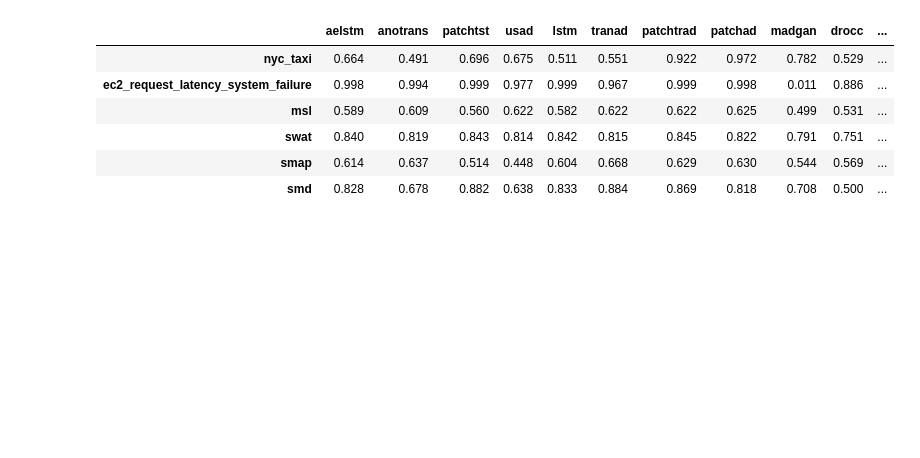
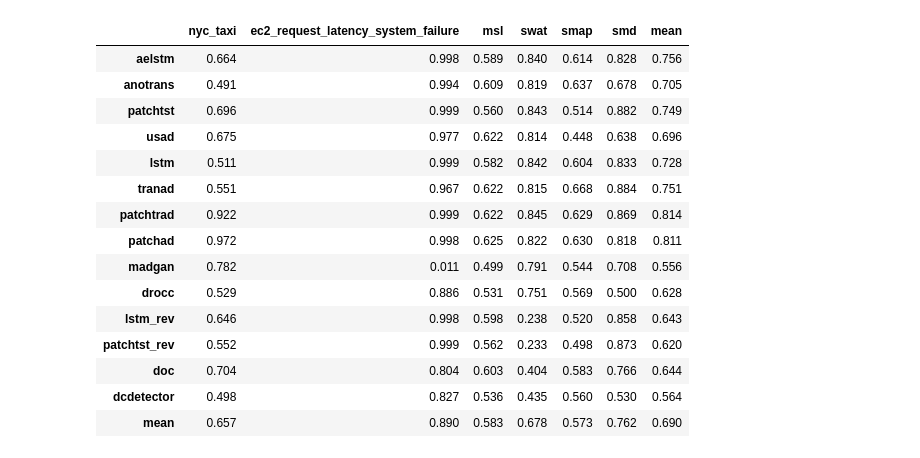
Before and after one commit to vilhess/DL4TSAD, a Jupyter notebook: visu.ipynb, the cells around one changed output. Cells and saved outputs as stored; diff of their text form; code cells hidden in the pictures; blank space fills up the shorter version.

```diff
--- a/visu.ipynb
+++ b/visu.ipynb
@@ -3,7 +3,6 @@ import pandas as pd
 from aeon.visualisation import plot_critical_difference
 # %%
 results = pd.read_json("results/aucs.json")
-results = results.round(3)
 
 #####
 # to delete bc drocc on smd not implemented yet
@@ -18,11 +17,21 @@ plot = plot_critical_difference(results.values, methods, alpha=0.05, width=8, te
 # %%
-results["mean"] = results.mean(axis=1)
+results = results.round(3).T
+results["mean"] = results.mean(axis=1).round(3)
 results
 # %% [output]
-|  | aelstm | anotrans | patchtst | usad | lstm | tranad | patchtrad | patchad | madgan | drocc | ... |
-| nyc_taxi | 0.664 | 0.491 | 0.696 | 0.675 | 0.511 | 0.551 | 0.922 | 0.972 | 0.782 | 0.529 | ... |
-| ec2_request_latency_system_failure | 0.998 | 0.994 | 0.999 | 0.977 | 0.999 | 0.967 | 0.999 | 0.998 | 0.011 | 0.886 | ... |
-| msl | 0.589 | 0.609 | 0.560 | 0.622 | 0.582 | 0.622 | 0.622 | 0.625 | 0.499 | 0.531 | ... |
-| swat | 0.840 | 0.819 | 0.843 | 0.814 | 0.842 | 0.815 | 0.845 | 0.822 | 0.791 | 0.751 | ... |
-| smap | 0.614 | 0.637 | 0.514 | 0.448 | 0.604 | 0.668 | 0.629 | 0.630 | 0.544 | 0.569 | ... |
-| smd | 0.828 | 0.678 | 0.882 | 0.638 | 0.833 | 0.884 | 0.869 | 0.818 | 0.708 | 0.500 | ... |
+|  | nyc_taxi | ec2_request_latency_system_failure | msl | swat | smap | smd | mean |
+| aelstm | 0.664 | 0.998 | 0.589 | 0.840 | 0.614 | 0.828 | 0.756 |
+| anotrans | 0.491 | 0.994 | 0.609 | 0.819 | 0.637 | 0.678 | 0.705 |
+| patchtst | 0.696 | 0.999 | 0.560 | 0.843 | 0.514 | 0.882 | 0.749 |
+| usad | 0.675 | 0.977 | 0.622 | 0.814 | 0.448 | 0.638 | 0.696 |
+| lstm | 0.511 | 0.999 | 0.582 | 0.842 | 0.604 | 0.833 | 0.728 |
+| tranad | 0.551 | 0.967 | 0.622 | 0.815 | 0.668 | 0.884 | 0.751 |
+| patchtrad | 0.922 | 0.999 | 0.622 | 0.845 | 0.629 | 0.869 | 0.814 |
+| patchad | 0.972 | 0.998 | 0.625 | 0.822 | 0.630 | 0.818 | 0.811 |
+| madgan | 0.782 | 0.011 | 0.499 | 0.791 | 0.544 | 0.708 | 0.556 |
+| drocc | 0.529 | 0.886 | 0.531 | 0.751 | 0.569 | 0.500 | 0.628 |
+| lstm_rev | 0.646 | 0.998 | 0.598 | 0.238 | 0.520 | 0.858 | 0.643 |
+| patchtst_rev | 0.552 | 0.999 | 0.562 | 0.233 | 0.498 | 0.873 | 0.620 |
+| doc | 0.704 | 0.804 | 0.603 | 0.404 | 0.583 | 0.766 | 0.644 |
+| dcdetector | 0.498 | 0.827 | 0.536 | 0.435 | 0.560 | 0.530 | 0.564 |
+| mean | 0.657 | 0.890 | 0.583 | 0.678 | 0.573 | 0.762 | 0.690 |
```
Also changed, not shown: parts of 1 cell of this notebook.
